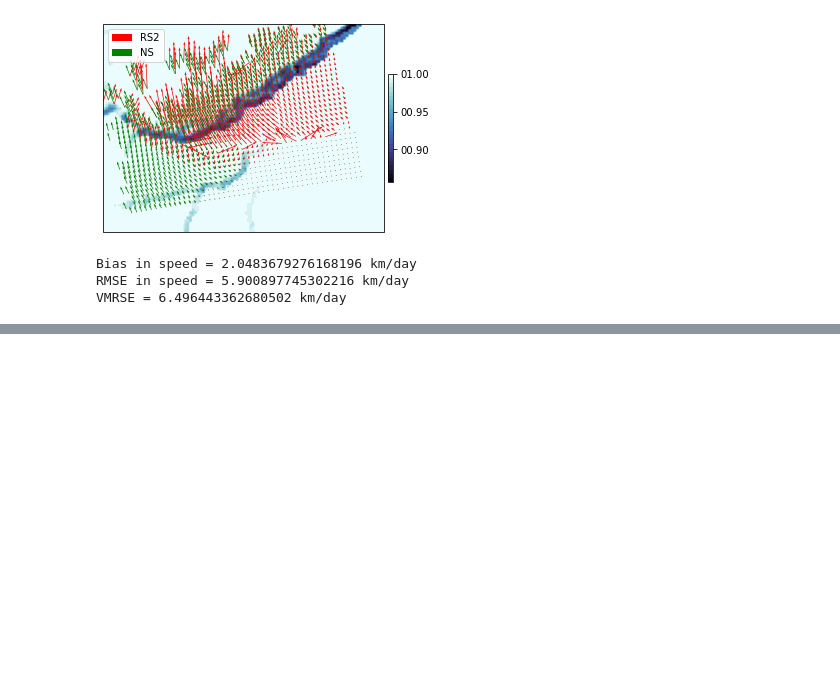
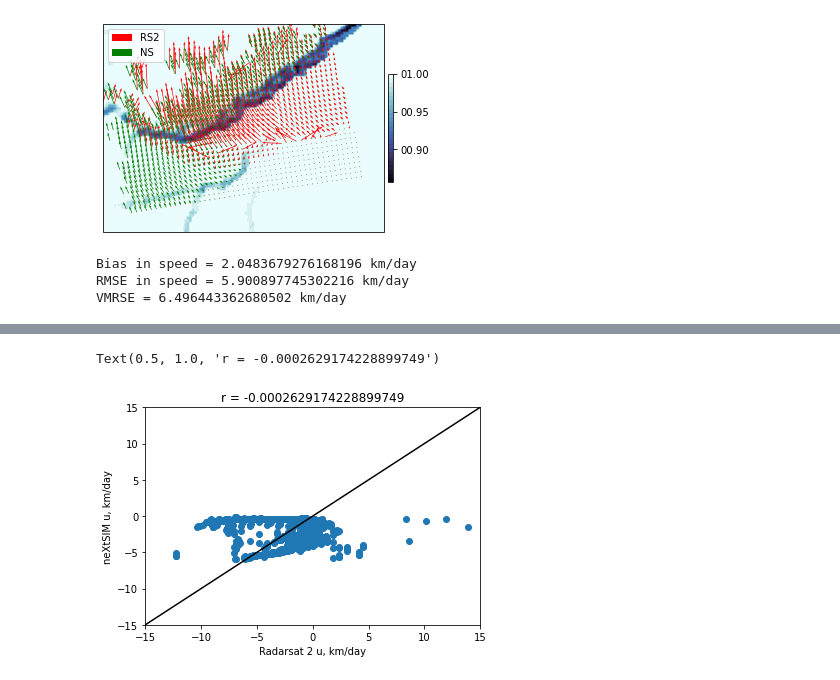
Before and after one commit to tdcwilliams/arktalas-scripts, a Jupyter notebook: python/RS2_drift/compare_rs2_moorings.ipynb, the cells around one changed output, grey strips where cells are left out. Cells and saved outputs as stored; diff of their text form; code cells hidden in the pictures; blank space fills up the shorter version.

```diff
--- a/python/RS2_drift/compare_rs2_moorings.ipynb
+++ b/python/RS2_drift/compare_rs2_moorings.ipynb
@@ -217,19 +221,22 @@ fig.colorbar(im, shrink=0.7)
 # %%
 fig = plt.figure()
 ax = fig.add_subplot(111)
 uo = pm_results['upm_clean'][gpi_rs2]*unit_fac
 inds = np.argsort(uo)
 uo = uo[inds]
-um = dx[inds]*unit_fac
+um = dx_mod[inds]*unit_fac
 gpi = np.isfinite(uo*um)
 
 ax.plot(uo, uo, 'k')
 ax.scatter(uo, um)
 ax.set_xlabel('Radarsat 2 u, km/day')
 ax.set_ylabel('neXtSIM u, km/day')
 ax.set_xlim([-15,15])
 ax.set_ylim([-15,15])
 ax.set_title(f'r = {pearsonr(uo[gpi], um[gpi])[0]}')
+# %% [output]
+Text(0.5, 1.0, 'r = -0.0002629174228899749')
+[figure, added]
 # %%
 fig = plt.figure()
 ax = fig.add_subplot(111)
```
Also changed, not shown: parts of 3 cells of this notebook.
